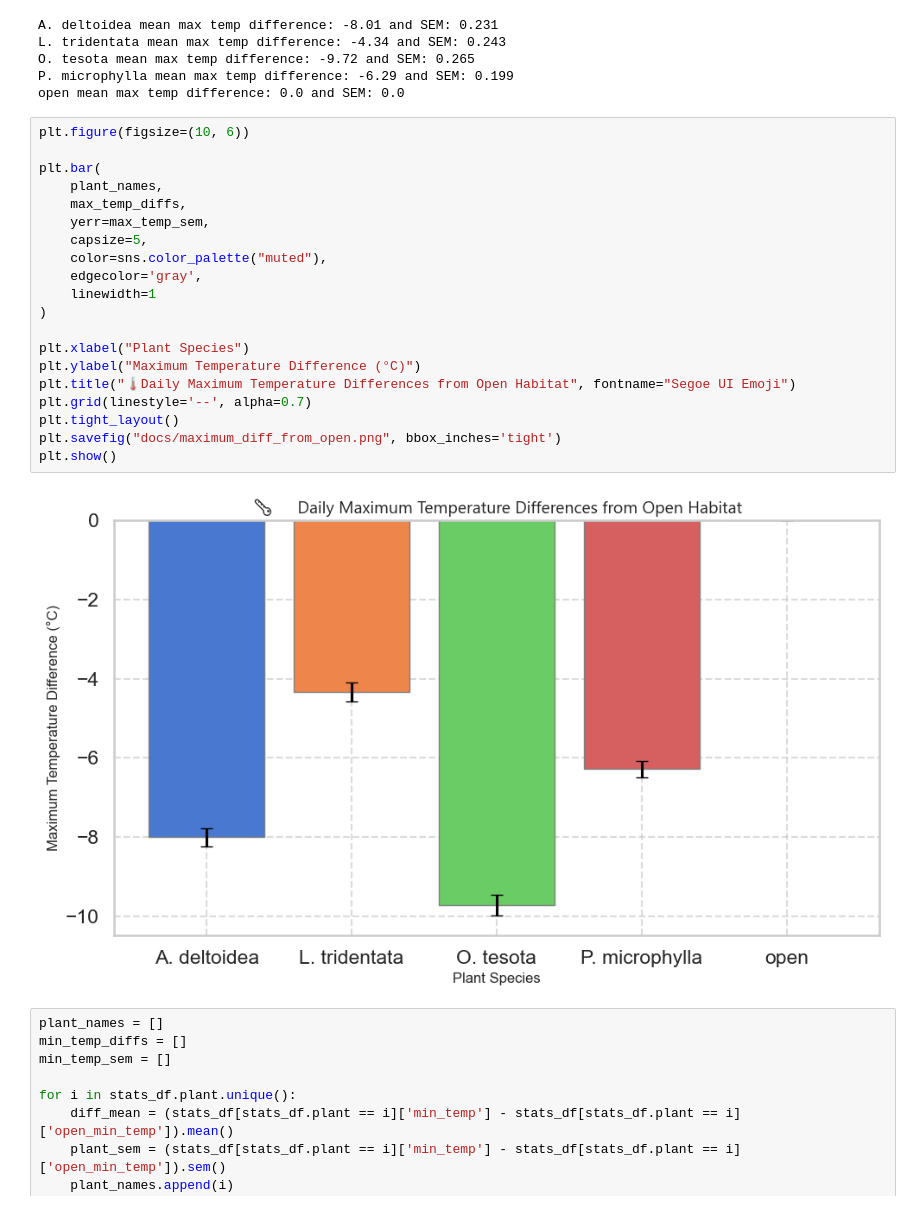
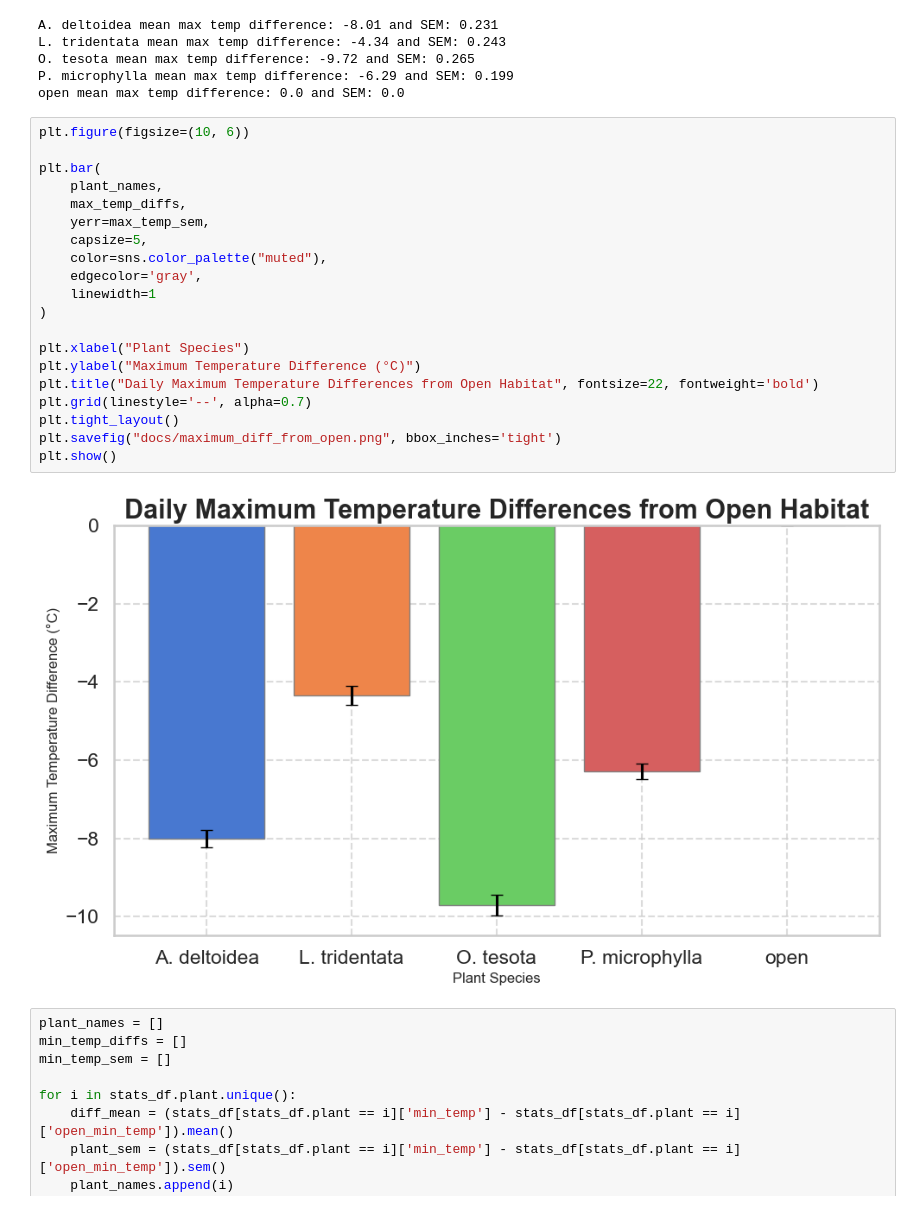
Before and after one commit to haberkornm/Nurse-plant-temperature-microclimates-, a Jupyter notebook: Nurse_plant_analysis.ipynb, the cells around one changed output. Cells and saved outputs as stored; diff of their text form.

Commit message:
updating plots

```diff
--- a/Nurse_plant_analysis.ipynb
+++ b/Nurse_plant_analysis.ipynb
@@ -804,25 +804,25 @@ open mean max temp difference: 0.0 and SEM: 0.0
 # %%
 plt.figure(figsize=(10, 6))
 
 plt.bar(
     plant_names,
     max_temp_diffs,
     yerr=max_temp_sem,
     capsize=5,
     color=sns.color_palette("muted"),
     edgecolor='gray',
     linewidth=1
 )
 
 plt.xlabel("Plant Species")
 plt.ylabel("Maximum Temperature Difference (°C)")
-plt.title("🌡️Daily Maximum Temperature Differences from Open Habitat", fontname="Segoe UI Emoji")
+plt.title("Daily Maximum Temperature Differences from Open Habitat", fontsize=22, fontweight='bold')
 plt.grid(linestyle='--', alpha=0.7)
 plt.tight_layout()
 plt.savefig("docs/maximum_diff_from_open.png", bbox_inches='tight')
 plt.show()
 # %% [output]
-[figure, old version]
+[figure, new version]
 # %%
 plant_names = []
 min_temp_diffs = []
```
Also changed, not shown: parts of 2 cells of this notebook, 3 other files.
